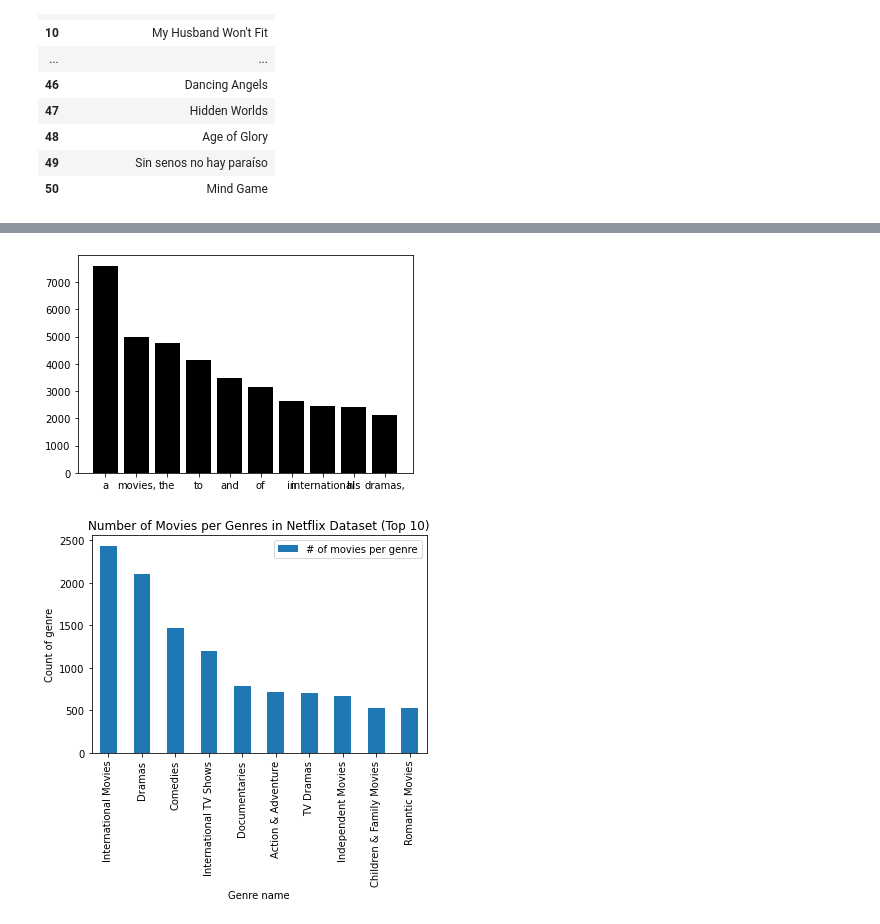
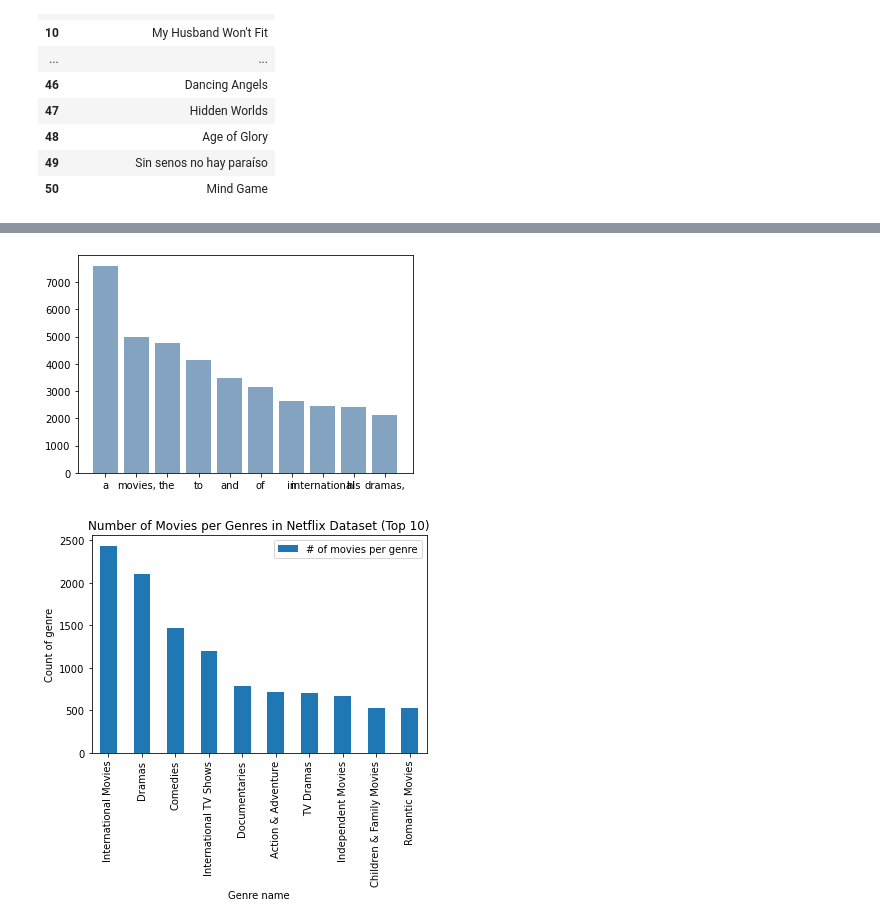
Before and after one commit to mariatan0/netflix-recommender, a Jupyter notebook: movie_show_notebook.ipynb, the cells around one changed output, grey strips where cells are left out. Cells and saved outputs as stored; diff of their text form; code cells hidden in the pictures.

Commit message:
Changed color on pie chart

```diff
--- a/movie_show_notebook.ipynb
+++ b/movie_show_notebook.ipynb
@@ -350,13 +350,13 @@ plt.show()
 # %%
 movie_textcount = pd.Series(','.join(df_movies['text']).split()).value_counts()[:10]
 movie_textlist = movie_textcount.index.tolist()
 movie_list = str(movie_textlist).replace(',','')
 
 #Show the top 10 words in consolidated column for Movies
-plt.bar(movie_textlist, movie_textcount, color="black")
+plt.bar(movie_textlist, movie_textcount, color=(0.2, 0.4, 0.6, 0.6))
 plt.show()
 # %% [output]
-[figure, old version]
+[figure, new version]
 # %%
 df_genre = pd.DataFrame(df_netflix['listed_in'])
 genre_count = df_genre.listed_in.str.split(', ',expand=True).stack().value_counts()
```
Also changed, not shown: parts of 1 cell of this notebook.
